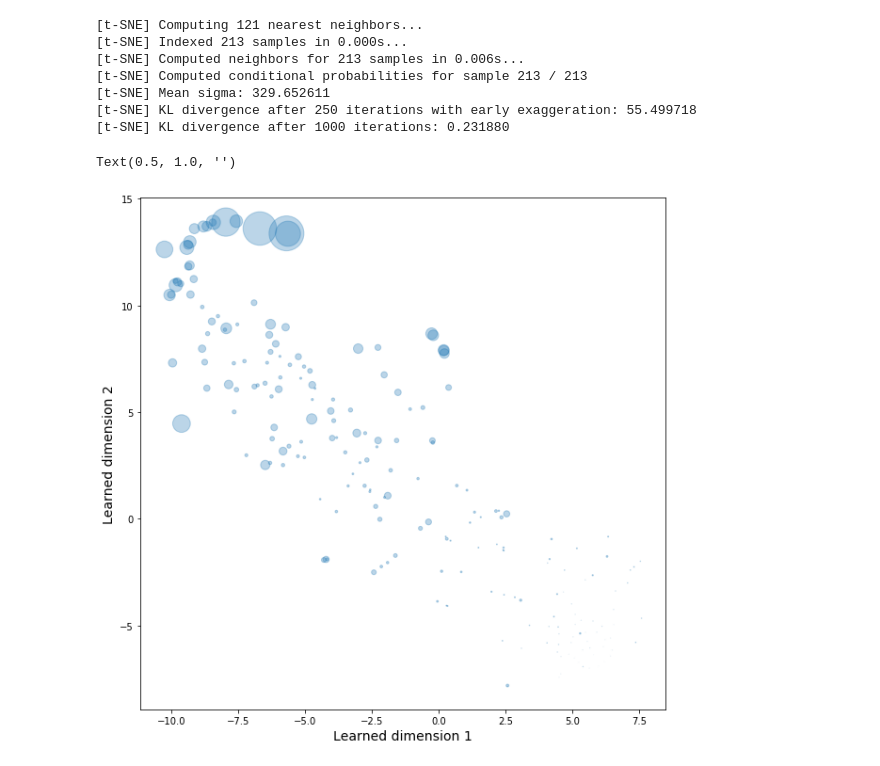
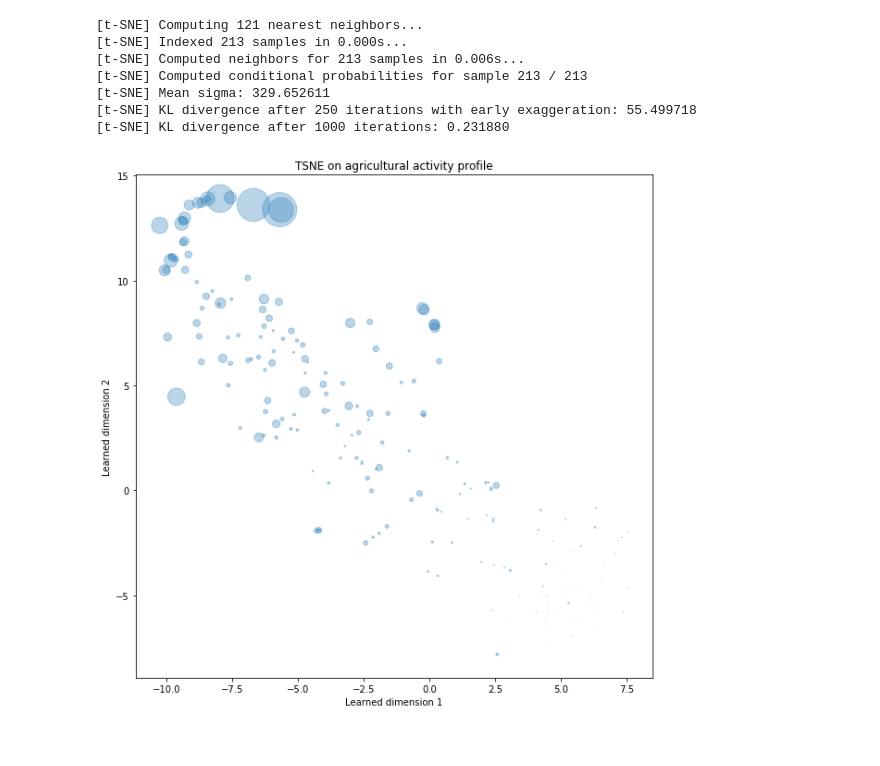
Before and after one commit to tileb1/global-food-statistics, a Jupyter notebook: milestone2_final.ipynb, the cells around one changed output. Drawn from its saved outputs; the diff is of its cells as text; code cells hidden in the pictures.

```diff
--- a/milestone2_final.ipynb
+++ b/milestone2_final.ipynb
@@ -1267,14 +1217,15 @@ for index, row in tsne_df.iterrows():
 with open('data/tsne_x_y_value_name.json', 'w') as fp:
     json.dump(tsne_list, fp)
 # %%
-fig = plt.subplots(figsize=(10, 10))
-plt.scatter(x=tsne_results[:, 0],
-            y=tsne_results[:, 1],
-            s=y/500,
-            alpha=0.3)
-plt.xlabel('Learned dimension 1', fontsize=14)
-plt.ylabel('Learned dimension 2', fontsize=14)
-plt.title('')
+fig, ax = plt.subplots(figsize=(10, 10))
+ax.scatter(x=tsne_results[:, 0],
+           y=tsne_results[:, 1],
+           s=y/500,
+           alpha=0.3)
+
+plt.xlabel('Learned dimension 1', fontsize=10)
+plt.ylabel('Learned dimension 2', fontsize=10)
+plt.title('TSNE on agricultural activity profile')
+plt.show()
 # %% [output]
-Text(0.5, 1.0, '')
-[figure, old version]
+[figure, new version]
```
Also changed, not shown: parts of 18 cells of this notebook.
